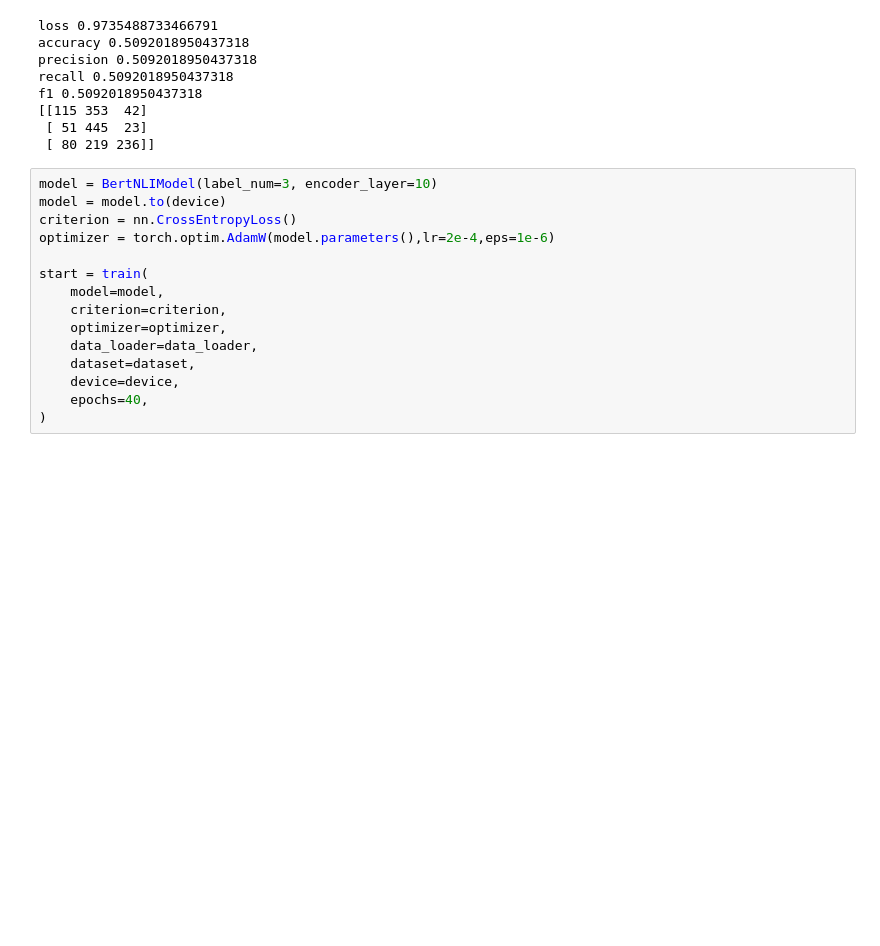
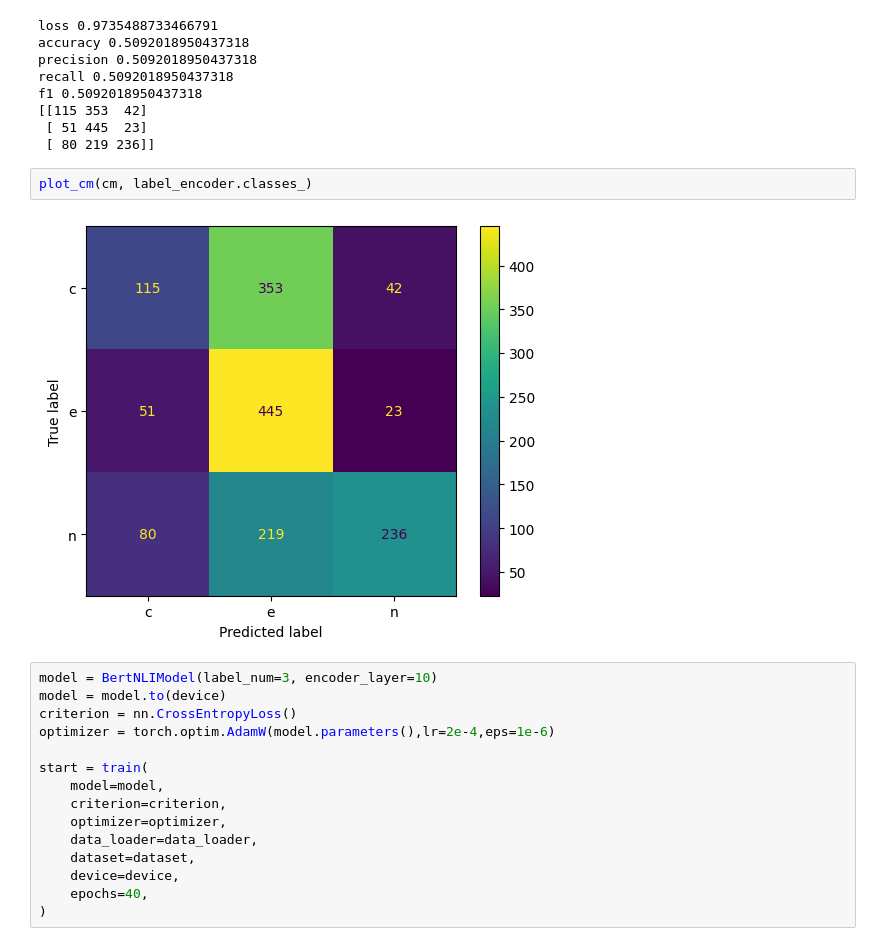
Before and after one commit to 1-1is0/farstail-nli-taks, a Jupyter notebook: q01-models-01.ipynb, the cells around one changed output. Cells and saved outputs as stored; diff of their text form; blank space fills up the shorter version.

```diff
--- a/q01-models-01.ipynb
+++ b/q01-models-01.ipynb
@@ -391,6 +370,10 @@ f1 0.5092018950437318
 [[115 353  42]
  [ 51 445  23]
  [ 80 219 236]]
+# %%
+plot_cm(cm, label_encoder.classes_)
+# %% [output]
+[figure, added]
 # %%
 model = BertNLIModel(label_num=3, encoder_layer=10)
 model = model.to(device)
```
Also changed, not shown: parts of 12 cells of this notebook, 4 other files.
